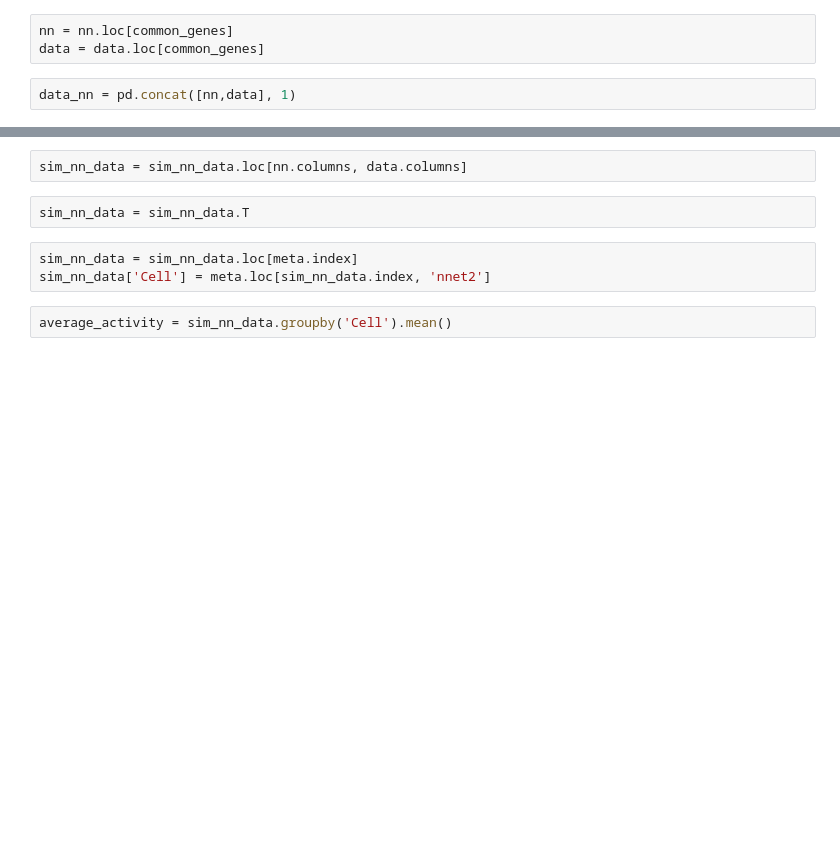
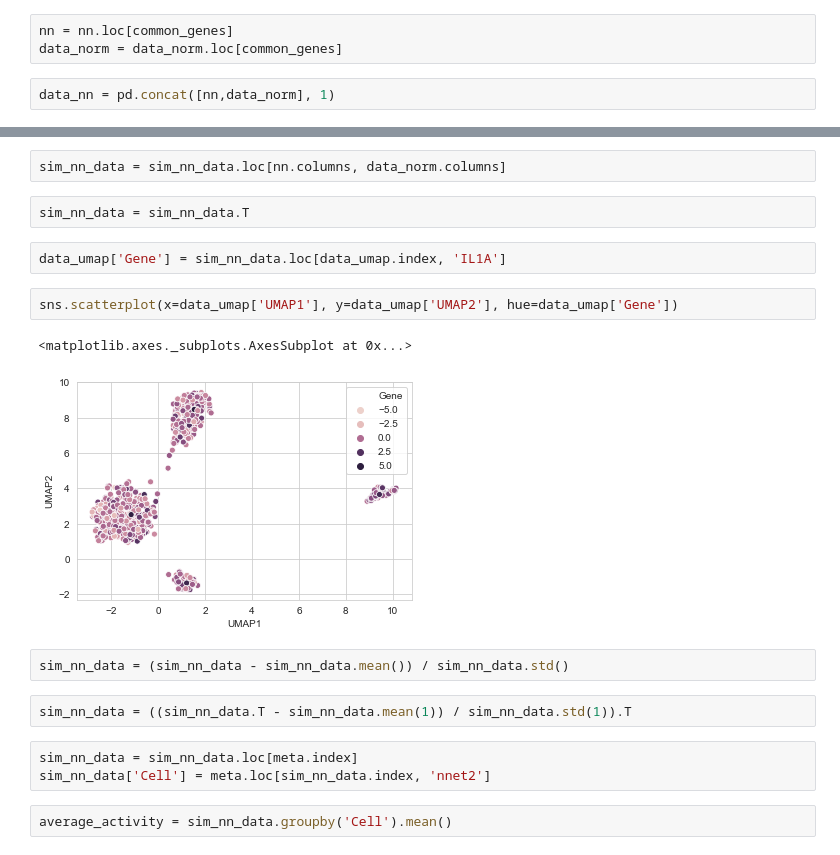
Before and after one commit to Vargeszti/Thesis, a Jupyter notebook: code/scRNAseq.ipynb, the cells around one changed output, grey strips where cells are left out. Cells and saved outputs as stored; diff of their text form; blank space fills up the shorter version.

```diff
--- a/code/scRNAseq.ipynb
+++ b/code/scRNAseq.ipynb
@@ -74,14 +64,25 @@ common_genes = list(set(nn.index) & set(data.index))
 # %%
 nn = nn.loc[common_genes]
-data = data.loc[common_genes]
+data_norm = data_norm.loc[common_genes]
 # %%
-data_nn = pd.concat([nn,data], 1)
+data_nn = pd.concat([nn,data_norm], 1)
 # %%
 sim_nn_data = data_nn.corr()
 # %%
-sim_nn_data = sim_nn_data.loc[nn.columns, data.columns]
+sim_nn_data = sim_nn_data.loc[nn.columns, data_norm.columns]
 # %%
 sim_nn_data = sim_nn_data.T
+# %%
+data_umap['Gene'] = sim_nn_data.loc[data_umap.index, 'IL1A']
+# %%
+sns.scatterplot(x=data_umap['UMAP1'], y=data_umap['UMAP2'], hue=data_umap['Gene'])
+# %% [output]
+<matplotlib.axes._subplots.AxesSubplot at 0x...>
+[figure, added]
+# %%
+sim_nn_data = (sim_nn_data - sim_nn_data.mean()) / sim_nn_data.std()
+# %%
+sim_nn_data = ((sim_nn_data.T - sim_nn_data.mean(1)) / sim_nn_data.std(1)).T
 # %%
 sim_nn_data = sim_nn_data.loc[meta.index]
 sim_nn_data['Cell'] = meta.loc[sim_nn_data.index, 'nnet2']
```
Also changed, not shown: parts of 24 cells of this notebook, 2 other files.
